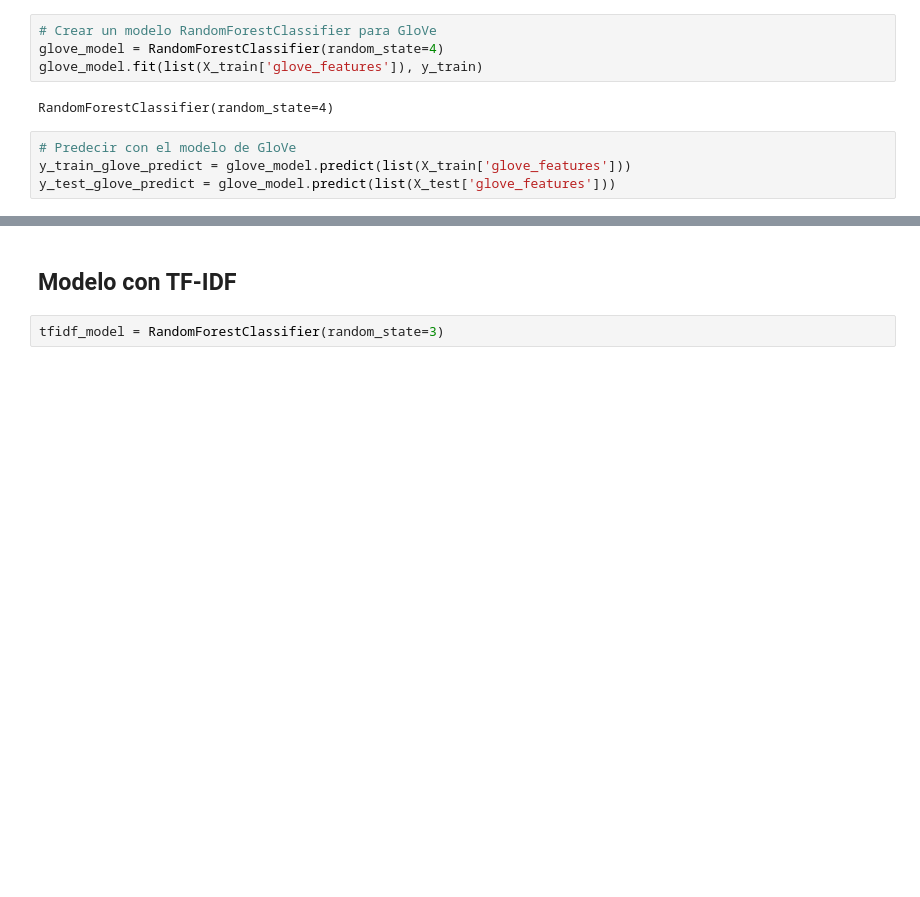
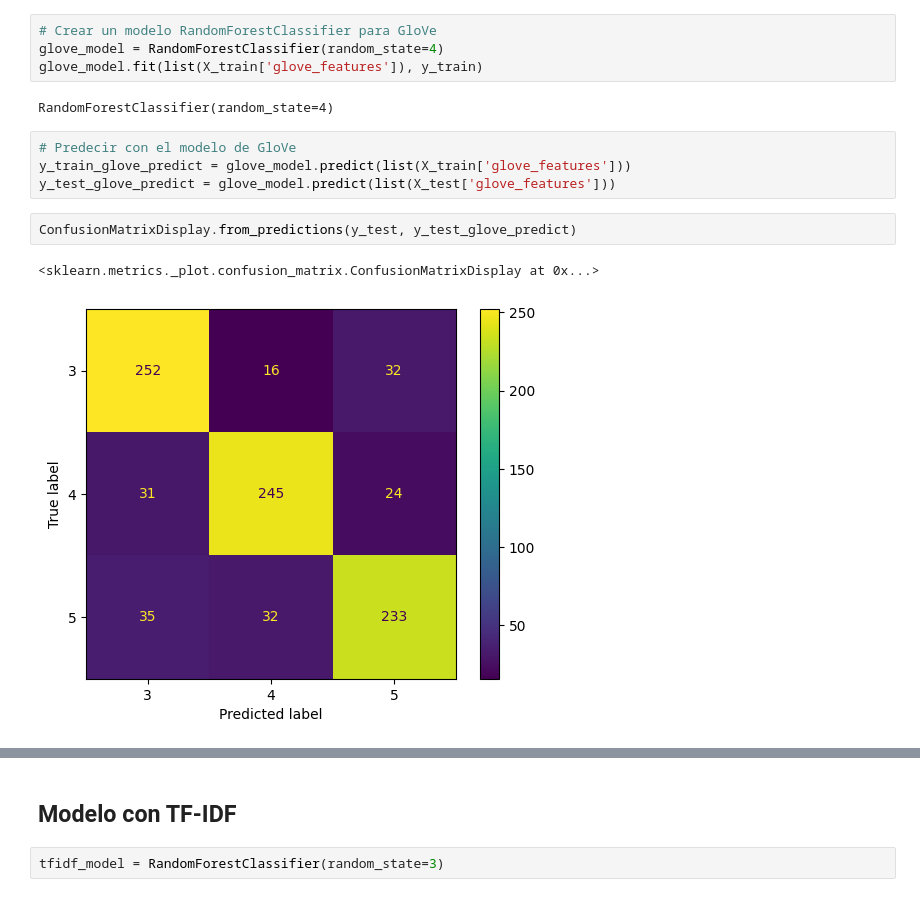
Before and after one commit to jf-garciam1/Lab-BI, a Jupyter notebook: Proyecto1/proyecto1.ipynb, the cells around one changed output, grey strips where cells are left out. Saved outputs shown, nothing was run; the diff lists cells and outputs as text; blank space fills up the shorter version.

```diff
--- a/Proyecto1/proyecto1.ipynb
+++ b/Proyecto1/proyecto1.ipynb
@@ -326,6 +394,11 @@ RandomForestClassifier(random_state=4)
 # Predecir con el modelo de GloVe
 y_train_glove_predict = glove_model.predict(list(X_train['glove_features']))
 y_test_glove_predict = glove_model.predict(list(X_test['glove_features']))
+# %%
+ConfusionMatrixDisplay.from_predictions(y_test, y_test_glove_predict)
+# %% [output]
+<sklearn.metrics._plot.confusion_matrix.ConfusionMatrixDisplay at 0x...>
+[figure, added]
 # %%
 # Calcula métricas para el modelo de GloVe
 precision_glove = precision_score(y_test, y_test_glove_predict, average='weighted')
```
Also changed, not shown: parts of 15 cells of this notebook.
